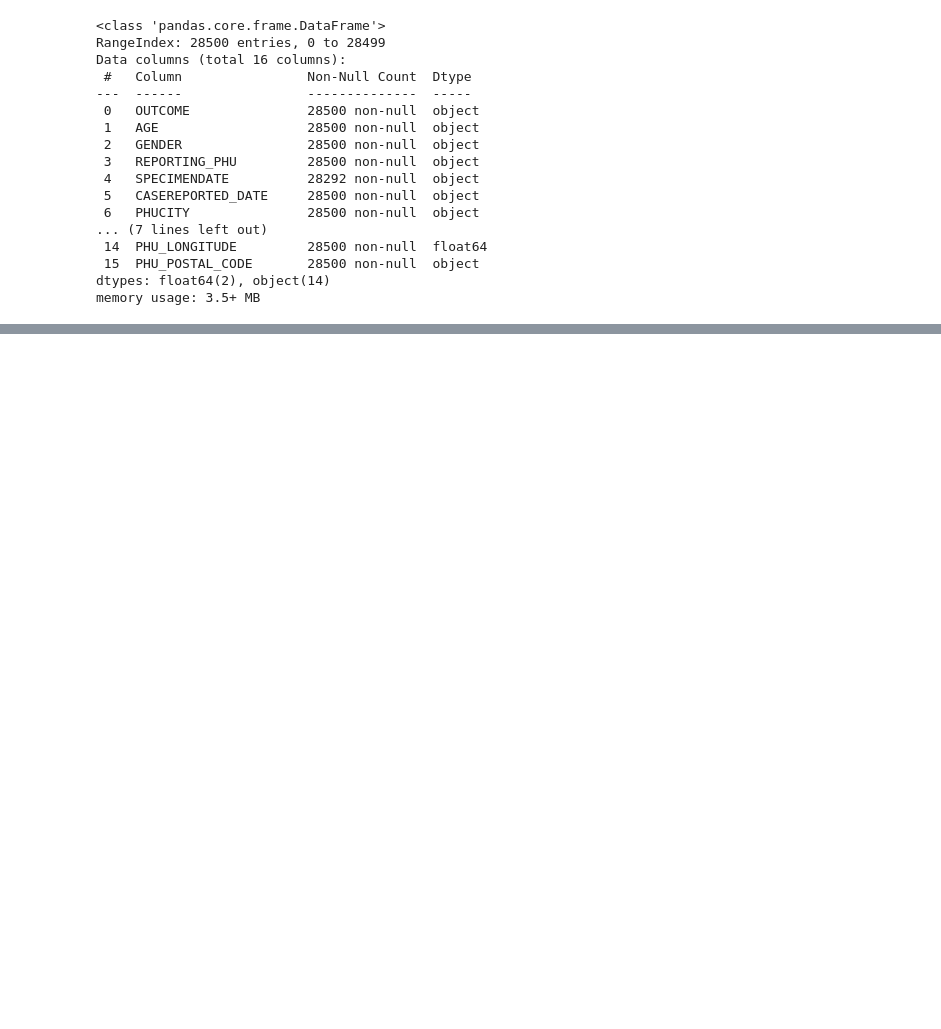
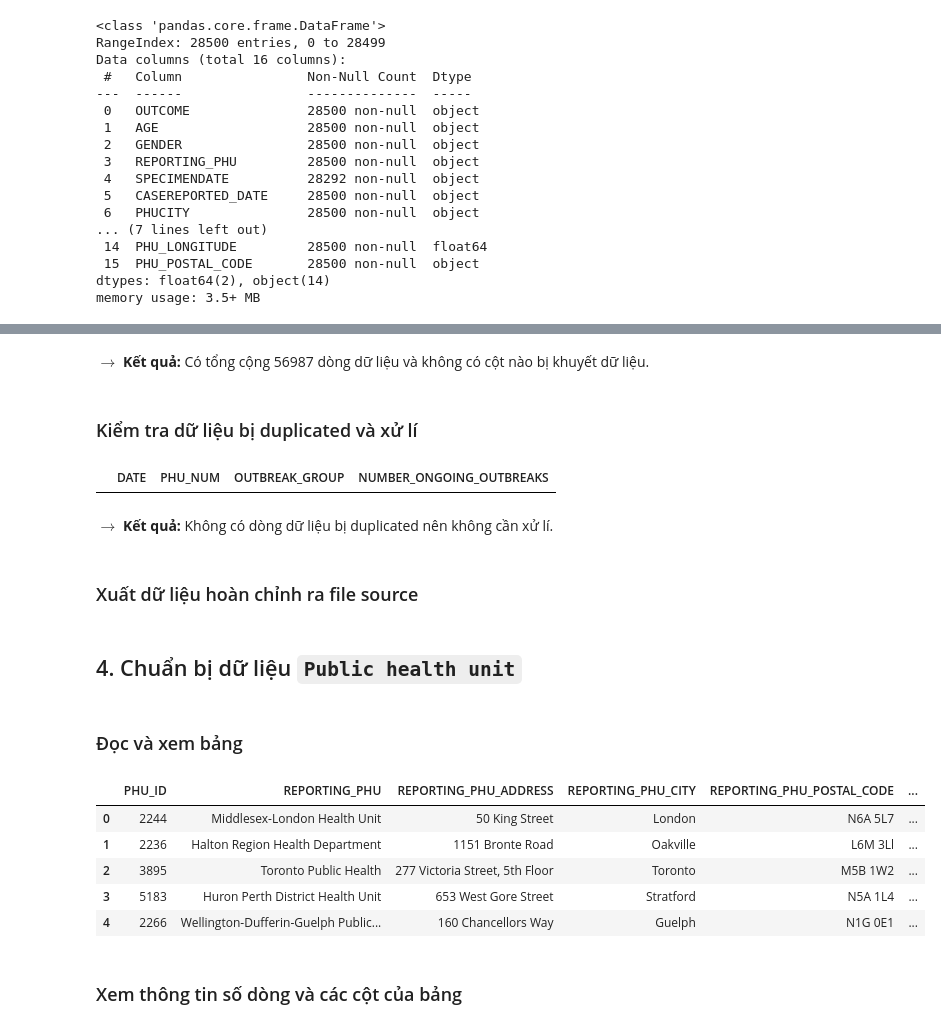
Before and after one commit to tktruc211/BI-DATH, a Jupyter notebook: CleanData.ipynb, the cells around one changed output, grey strips where cells are left out. Saved outputs shown, nothing was run; the diff lists cells and outputs as text; code cells hidden in the pictures; blank space fills up the shorter version.

```diff
--- a/CleanData.ipynb
+++ b/CleanData.ipynb
@@ -88,0 +192,13 @@ case_report_df[case_report_df.duplicated()]
+# %% [markdown]
+$\rightarrow$ **Kết quả:** Có tổng cộng 56987 dòng dữ liệu và không có cột nào bị khuyết dữ liệu.
+# %% [markdown]
+### Kiểm tra dữ liệu bị duplicated và xử lí
+# %%
+# Kiểm tra các dòng bị trùng lắp
+ongoing_outbreak_df[ongoing_outbreak_df.duplicated()]
+# %% [output]
+|  | DATE | PHU_NUM | OUTBREAK_GROUP | NUMBER_ONGOING_OUTBREAKS |
+# %% [markdown]
+$\rightarrow$ **Kết quả:** Không có dòng dữ liệu bị duplicated nên không cần xử lí.
+# %% [markdown]
+### Xuất dữ liệu hoàn chỉnh ra file source
@@ -88,0 +207,24 @@ case_report_df[case_report_df.duplicated()]
+# %% [markdown]
+## 4. Chuẩn bị dữ liệu `Public health unit`
+# %% [markdown]
+### Đọc và xem bảng
+# %%
+# Đọc dữ liệu
+f_path = 'Datasource/Public health unit.xlsx'
+phu_df = pd.read_excel(f_path)
+
+# Chuẩn hóa tên cột
+header_list = phu_df.columns.str.title()
+phu_df.columns = [header.upper() for header in header_list]
+
+# Xem thử dữ liệu
+phu_df.head()
+# %% [output]
+|  | PHU_ID | REPORTING_PHU | REPORTING_PHU_ADDRESS | REPORTING_PHU_CITY | REPORTING_PHU_POSTAL_CODE | ... |
+| 0 | 2244 | Middlesex-London Health Unit | 50 King Street | London | N6A 5L7 | ... |
+| 1 | 2236 | Halton Region Health Department | 1151 Bronte Road | Oakville | L6M 3Ll | ... |
+| 2 | 3895 | Toronto Public Health | 277 Victoria Street, 5th Floor | Toronto | M5B 1W2 | ... |
+| 3 | 5183 | Huron Perth District Health Unit | 653 West Gore Street | Stratford | N5A 1L4 | ... |
+| 4 | 2266 | Wellington-Dufferin-Guelph Public... | 160 Chancellors Way | Guelph | N1G 0E1 | ... |
+# %% [markdown]
+### Xem thông tin số dòng và các cột của bảng
```
Also changed, not shown: parts of 69 cells of this notebook.
